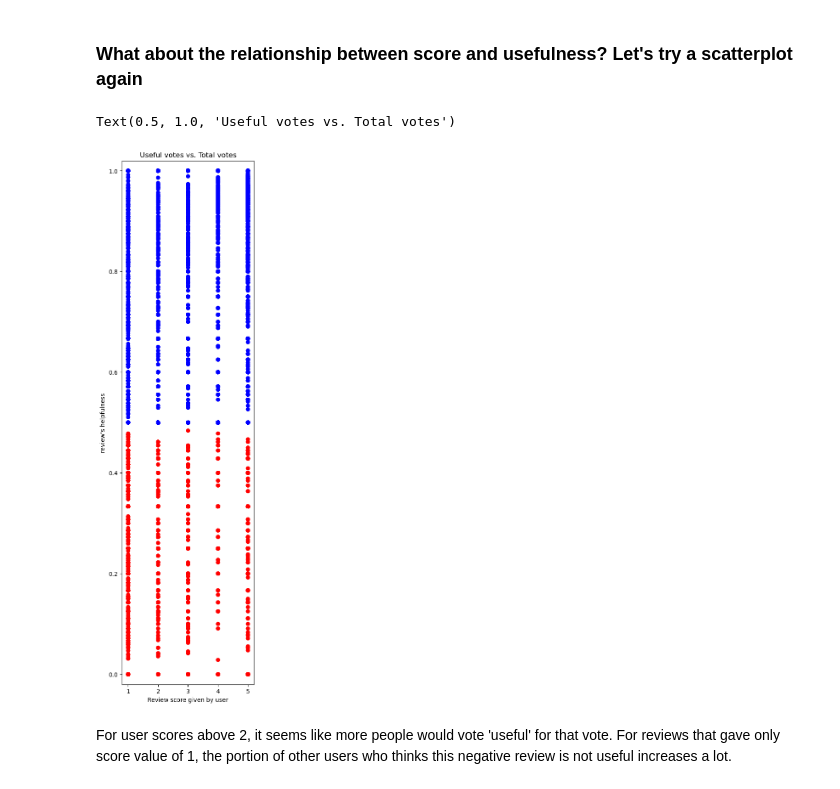
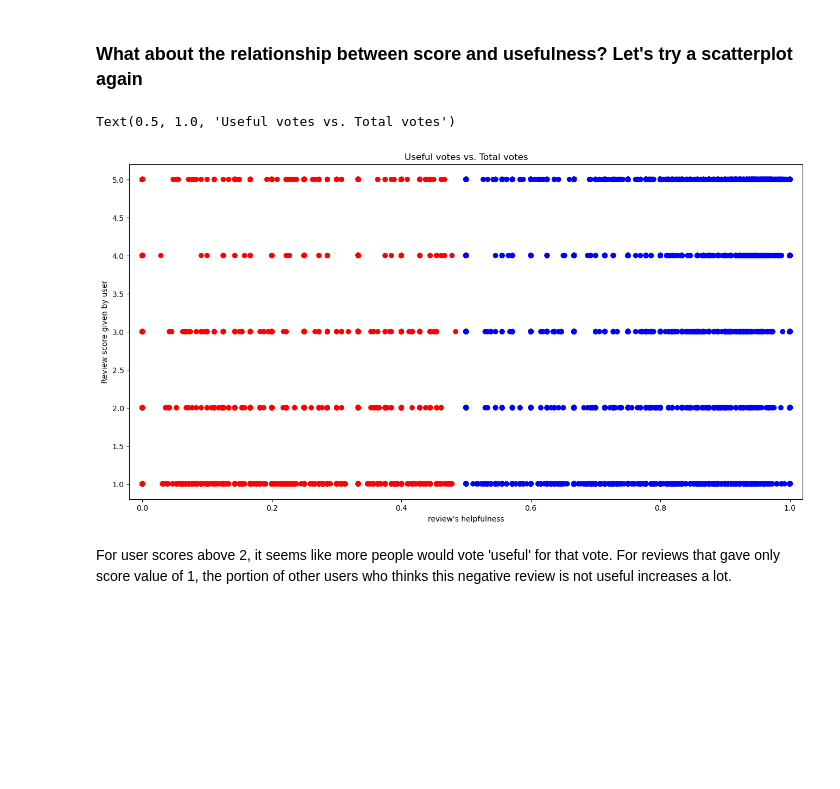
Before and after one commit to Caffretro/Comp7103_Assignment1_data_mining_and_NLP, a Jupyter notebook: data_visualization.ipynb, the cells around one changed output. Cells and saved outputs as stored; diff of their text form; code cells hidden in the pictures; blank space fills up the shorter version.

Commit message:
flipped last scatterplot

```diff
--- a/data_visualization.ipynb
+++ b/data_visualization.ipynb
@@ -104,14 +104,14 @@ Totally capitalized, delievering strong negative emotion, and not reflecting eno
 # %% [markdown]
 ### What about the relationship between score and usefulness? Let's try a scatterplot again
 # %%
-plt.figure(figsize=(4, 16))
-plt.scatter(useful_reviews['Score'], useful_reviews['HelpfulPortion'], c=['red' if x < 0.5 else 'blue' for x in useful_reviews['HelpfulPortion']])
-plt.ylabel('review\'s helpfulness')
-plt.xlabel('Review score given by user')
-plt.ylim((-0.02, 1.02))
+plt.figure(figsize=(16, 8))
+plt.scatter(useful_reviews['HelpfulPortion'], useful_reviews['Score'], c=['red' if x < 0.5 else 'blue' for x in useful_reviews['HelpfulPortion']])
+plt.xlabel('review\'s helpfulness')
+plt.ylabel('Review score given by user')
+plt.xlim((-0.02, 1.02))
 plt.title('Useful votes vs. Total votes')
 # %% [output]
 Text(0.5, 1.0, 'Useful votes vs. Total votes')
-[figure, old version]
+[figure, new version]
 # %% [markdown]
 For user scores above 2, it seems like more people would vote 'useful' for that vote. For reviews that gave only score value of 1, the portion of other users who thinks this negative review is not useful increases a lot.
```
